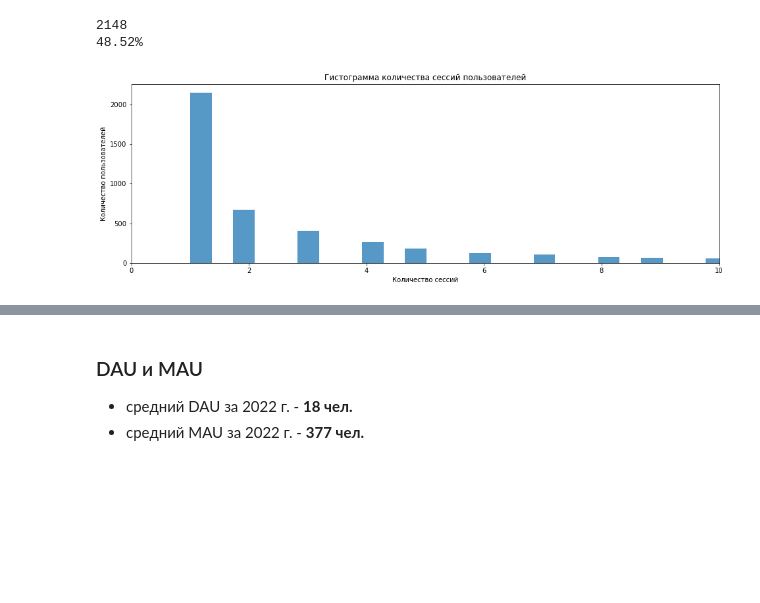
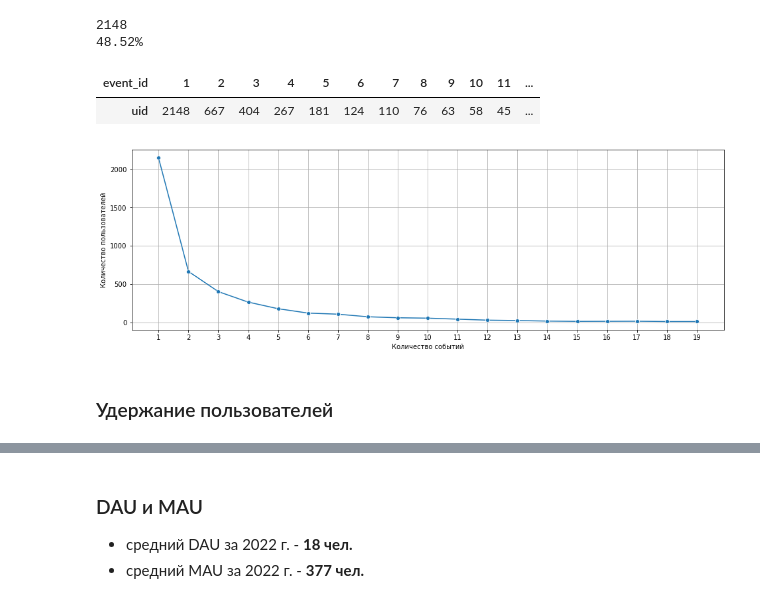
Before and after one commit to Morjella/other, a Jupyter notebook: Digital Office.ipynb, the cells around one changed output, grey strips where cells are left out. Drawn from its saved outputs; the diff is of its cells as text; code cells hidden in the pictures; blank space fills up the shorter version.

```diff
--- a/Digital Office.ipynb
+++ b/Digital Office.ipynb
@@ -75,15 +77,23 @@ print("{:.2%}".format(len(temp.query('event_id == 1')) / data_2022['uid'].nuniqu
 # %% [output]
 2148
 48.52%
-# %%
-user_events = data_2022.groupby('uid').agg({'event_id': 'count'})
-
-plt.figure(figsize=(16, 5))
-sns.histplot(user_events['event_id'])
-plt.xlim([0, 10])
-plt.title("Гистограмма количества сессий пользователей")
-plt.xlabel("Количество сессий")
-plt.ylabel("Количество пользователей")
-plt.show()
-# %% [output]
-[figure, removed]
+# %%
+temp.query('event_id < 20').pivot_table(columns = 'event_id', values = 'uid', aggfunc = 'nunique')
+# %% [output]
+| event_id | 1 | 2 | 3 | 4 | 5 | 6 | 7 | 8 | 9 | 10 | 11 | ... |
+| uid | 2148 | 667 | 404 | 267 | 181 | 124 | 110 | 76 | 63 | 58 | 45 | ... |
+# %%
+plt.figure(figsize=(16, 5))
+ax = sns.lineplot(data=temp.query('event_id < 20').pivot_table(columns = 'event_id', values = 'uid', aggfunc = 'nunique').T,
+             x="event_id", y="uid", marker='o')
+ax.xaxis.set_major_locator(ticker.FixedLocator([x for x in range (1,20)]))
+ax.set_xticklabels([x for x in range (1,20)])
+ax.grid()
+
+plt.ylabel('Количество пользователей')
+plt.xlabel('Количество событий')
+plt.show()
+# %% [output]
+[figure, added]
+# %% [markdown]
+### Удержание пользователей
```
Also changed, not shown: parts of 29 cells of this notebook.
